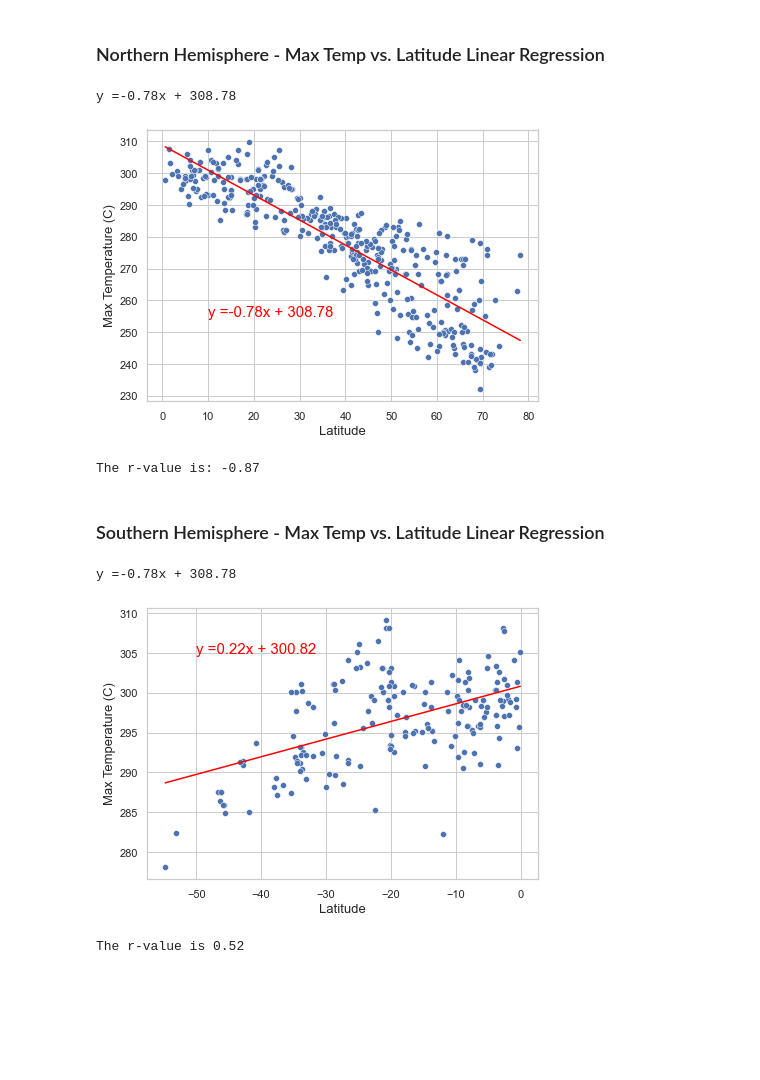
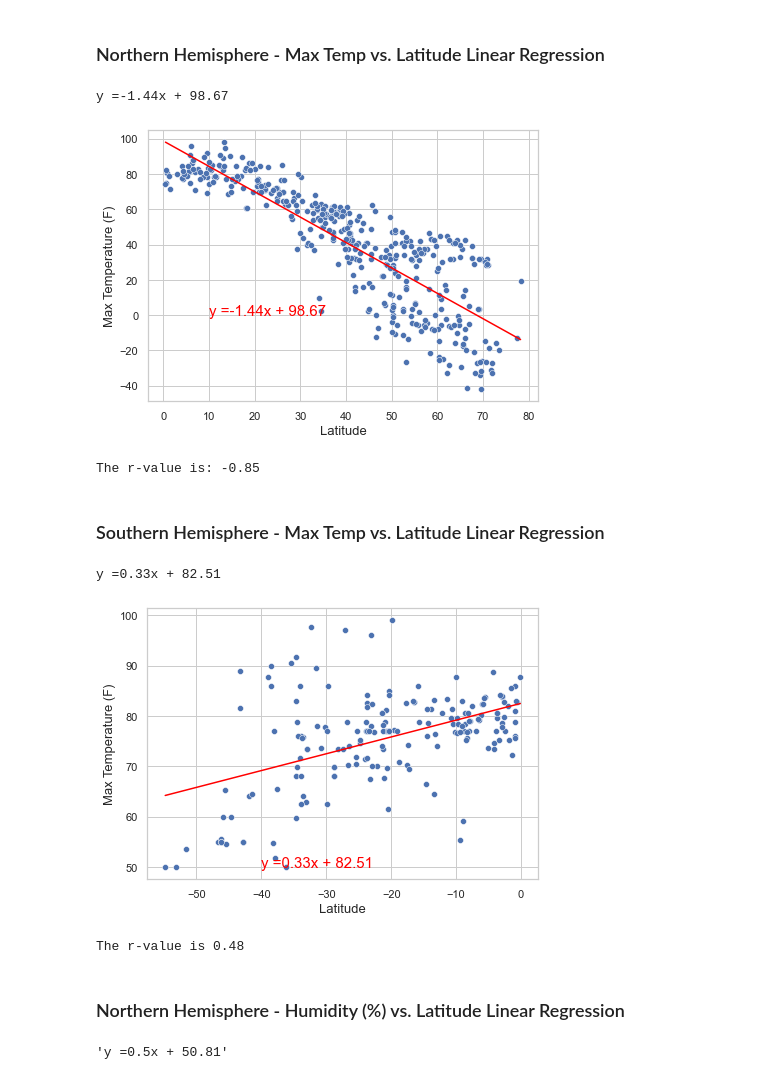
Before and after one commit to JBGA21/python-api-challenge, a Jupyter notebook: WeatherPy/WeatherPy.ipynb, the cells around one changed output. Cells and saved outputs as stored; diff of their text form; code cells hidden in the pictures; blank space fills up the shorter version.

```diff
--- a/WeatherPy/WeatherPy.ipynb
+++ b/WeatherPy/WeatherPy.ipynb
@@ -291,63 +296,81 @@ southern_hemisphere = cities[cities['Latitude'] < 0]
 ### Northern Hemisphere - Max Temp vs. Latitude Linear Regression
 # %%
 # Perform a linear regression
-x_vals = northern_hemisphere['Latitude']
-y_vals = northern_hemisphere['Max Temp']
-(nh_slope, nh_intercept, nh_rvalue, nh_pvalue, nh_stderr) = linregress(x_vals, y_vals)
+x_vals_nlat = northern_hemisphere['Latitude']
+y_vals_ntemp = northern_hemisphere['Max Temp']
+(nht_slope, nht_intercept, nht_rvalue, nht_pvalue, nht_stderr) = linregress(x_vals_nlat, y_vals_ntemp)
 
 # Create equation of line to calculate predicted value
-nh_fit = nh_slope * x_vals + nh_intercept
-line_eq = "y =" + str(round(nh_slope,2)) + "x + " + str(round(nh_intercept, 2))
+nht_fit = nht_slope * x_vals_nlat + nht_intercept
+line_eq = "y =" + str(round(nht_slope,2)) + "x + " + str(round(nht_intercept, 2))
 print(line_eq)
 # %% [output]
-y =-0.78x + 308.78
+y =-1.44x + 98.67
 # %%
+# Plot the linear regression into the scatter plot
 sns.set(style='whitegrid')
 
 fig, ax = plt.subplots(figsize=(7,5))
 
 sns.scatterplot(data=northern_hemisphere, x='Latitude', y='Max Temp')
-sns.lineplot(data= northern_hemisphere, x= x_vals, y= nh_fit, color='red')
-plt.annotate(line_eq, (10,255), fontsize=15, color='red')
+sns.lineplot(data= northern_hemisphere, x= x_vals_nlat, y= nht_fit, color='red')
+plt.annotate(line_eq, (10,0), fontsize=15, color='red')
 
 ax.set_xlabel('Latitude', fontsize=13)
-ax.set_ylabel('Max Temperature (C)', fontsize=13)
+ax.set_ylabel('Max Temperature (F)', fontsize=13)
 
 plt.show()
-print(f"The r-value is: {round(nh_rvalue,2)}")
+print(f"The r-value is: {round(nht_rvalue,2)}")
 # %% [output]
-[figure, old version]
+[figure, new version]
-The r-value is: -0.87
+The r-value is: -0.85
 # %% [markdown]
 ### Southern Hemisphere - Max Temp vs. Latitude Linear Regression
 # %%
-x_vals = southern_hemisphere['Latitude']
-y_vals = southern_hemisphere['Max Temp']
+x_vals_slat = southern_hemisphere['Latitude']
+y_vals_stemp = southern_hemisphere['Max Temp']
 
 # Perform a linear regression
-(sh_slope, sh_intercept, sh_rvalue, sh_pvalue, sh_stderr) = linregress(x_vals, y_vals)
+(sht_slope, sht_intercept, sht_rvalue, sht_pvalue, sht_stderr) = linregress(x_vals_slat, y_vals_stemp)
 
 # Create equation of line to calculate predicted value
-sh_fit = sh_slope * x_vals + sh_intercept
+sht_fit = sht_slope * x_vals_slat + sht_intercept
 
-line_eq_sh = "y =" + str(round(sh_slope,2)) + "x + " + str(round(sh_intercept,2))
-print(line_eq)
+line_eq_sht = "y =" + str(round(sht_slope,2)) + "x + " + str(round(sht_intercept,2))
+print(line_eq_sht)
 # %% [output]
-y =-0.78x + 308.78
+y =0.33x + 82.51
 # %%
+# Plot the linear regression into the scatter plot
 sns.set(style='whitegrid')
 
 fig, ax = plt.subplots(figsize=(7,5))
 
-sns.scatterplot(data=southern_hemisphere, x=x_vals, y=y_vals)
-sns.lineplot(data=southern_hemisphere,x= x_vals, y=sh_fit, color='red')
-plt.annotate(line_eq_sh, (-50,305), fontsize=15, color='red')
+sns.scatterplot(data=southern_hemisphere, x=x_vals_slat, y=y_vals_stemp)
+sns.lineplot(data=southern_hemisphere,x= x_vals_slat, y=sht_fit, color='red')
+plt.annotate(line_eq_sht, (-40,50), fontsize=15, color='red')
 
 ax.set_xlabel('Latitude', fontsize=13)
-ax.set_ylabel('Max Temperature (C)', fontsize=13)
+ax.set_ylabel('Max Temperature (F)', fontsize=13)
 
 plt.show()
-print(f'The r-value is {round(sh_rvalue,2)}')
+print(f'The r-value is {round(sht_rvalue,2)}')
 # %% [output]
-[figure, old version]
+[figure, new version]
-The r-value is 0.52
+The r-value is 0.48
+# %% [markdown]
+### Northern Hemisphere - Humidity (%) vs. Latitude Linear Regression
+# %%
+x_vals_nlat = northern_hemisphere['Latitude']
+y_vals_nhum = northern_hemisphere['Humidity']
+
+# Perform a linear regression
+(nhh_slope, nhh_intercept, nhh_rvalue, nhh_pvalue, nhh_stderr) = linregress(x_vals_nlat, y_vals_nhum)
+
+# Create equation of line to calculate predicted value
+nhh_fit = nhh_slope * x_vals_nlat + nhh_intercept
+
+line_eq_nhh = 'y =' + str(round(nhh_slope, 2)) + 'x + ' + str(round(nhh_intercept,2))
+line_eq_nhh
+# %% [output]
+'y =0.5x + 50.81'
```
Also changed, not shown: parts of 28 cells of this notebook, 1 other file.
